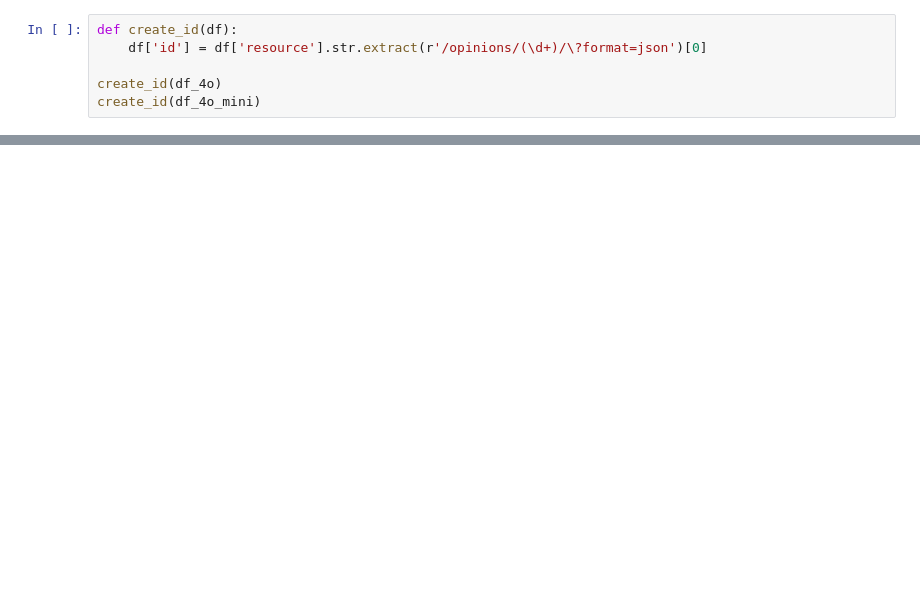
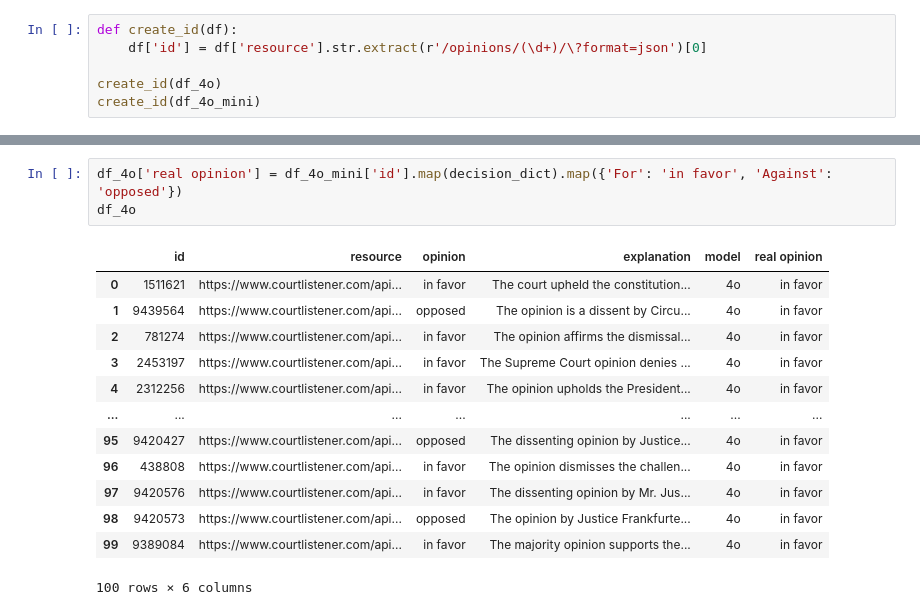
Before and after one commit to kazakhpunk/LLM-Political-Bias, a Jupyter notebook: 4o_and_4o_mini_cross-validation.ipynb, the cells around one changed output, grey strips where cells are left out. Saved outputs shown, nothing was run; the diff lists cells and outputs as text; blank space fills up the shorter version.

```diff
--- a/4o_and_4o_mini_cross-validation.ipynb
+++ b/4o_and_4o_mini_cross-validation.ipynb
@@ -418,0 +476,17 @@ df_4o.head()
+# %%
+df_4o['real opinion'] = df_4o_mini['id'].map(decision_dict).map({'For': 'in favor', 'Against': 'opposed'})
+df_4o
+# %% [output]
+|  | id | resource | opinion | explanation | model | real opinion |
+| 0 | 1511621 | https://www.courtlistener.com/api... | in favor | The court upheld the constitution... | 4o | in favor |
+| 1 | 9439564 | https://www.courtlistener.com/api... | opposed | The opinion is a dissent by Circu... | 4o | in favor |
+| 2 | 781274 | https://www.courtlistener.com/api... | in favor | The opinion affirms the dismissal... | 4o | in favor |
+| 3 | 2453197 | https://www.courtlistener.com/api... | in favor | The Supreme Court opinion denies ... | 4o | in favor |
+| 4 | 2312256 | https://www.courtlistener.com/api... | in favor | The opinion upholds the President... | 4o | in favor |
+| ... | ... | ... | ... | ... | ... | ... |
+| 95 | 9420427 | https://www.courtlistener.com/api... | opposed | The dissenting opinion by Justice... | 4o | in favor |
+| 96 | 438808 | https://www.courtlistener.com/api... | in favor | The opinion dismisses the challen... | 4o | in favor |
+| 97 | 9420576 | https://www.courtlistener.com/api... | in favor | The dissenting opinion by Mr. Jus... | 4o | in favor |
+| 98 | 9420573 | https://www.courtlistener.com/api... | opposed | The opinion by Justice Frankfurte... | 4o | in favor |
+| 99 | 9389084 | https://www.courtlistener.com/api... | in favor | The majority opinion supports the... | 4o | in favor |
+100 rows × 6 columns
```
Also changed, not shown: parts of 10 cells of this notebook.
